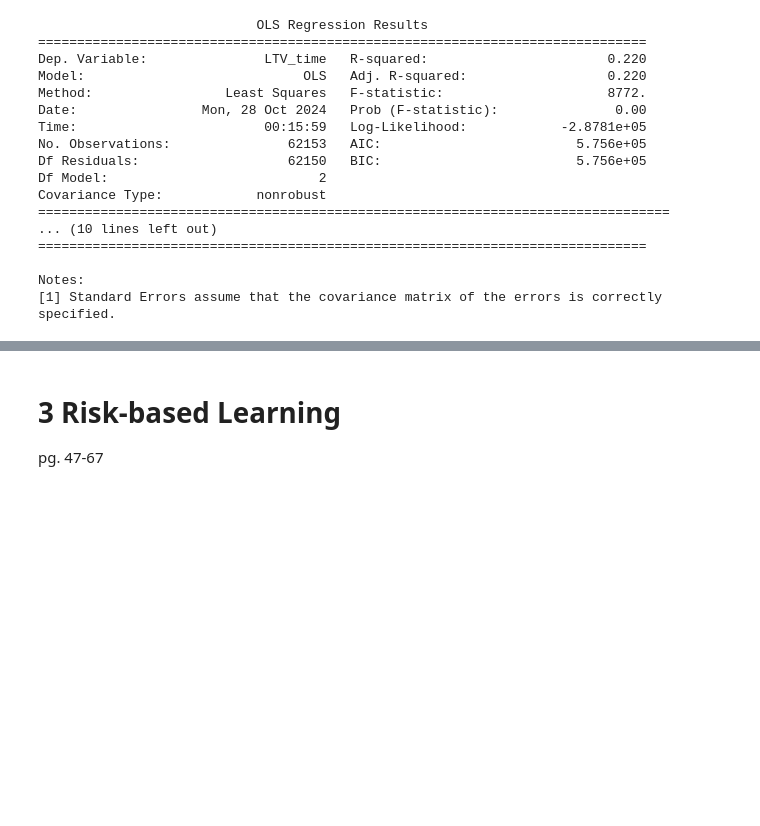
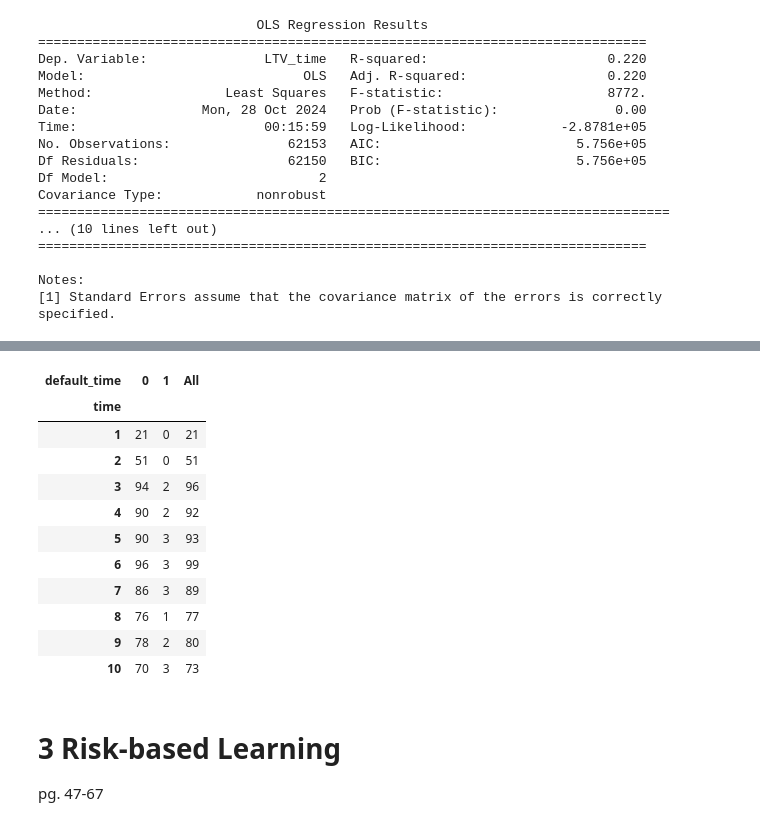
Before and after one commit to lktuan/deep_credit_risk, a Jupyter notebook: notebooks/part1_principle_of_data_learning.ipynb, the cells around one changed output, grey strips where cells are left out. Saved outputs shown, nothing was run; the diff lists cells and outputs as text; code cells hidden in the pictures; blank space fills up the shorter version.

```diff
--- a/notebooks/part1_principle_of_data_learning.ipynb
+++ b/notebooks/part1_principle_of_data_learning.ipynb
@@ -561,3 +681,21 @@ Notes:
+# %%
+# Provide a cross-frequency table by variables default_time and time.
+table2 = pd.crosstab(data.time, data.default_time, margins=True)
+
+table2.head(10)
+# %% [output]
+| default_time | 0 | 1 | All |
+| time |  |  |  |
+| 1 | 21 | 0 | 21 |
+| 2 | 51 | 0 | 51 |
+| 3 | 94 | 2 | 96 |
+| 4 | 90 | 2 | 92 |
+| 5 | 90 | 3 | 93 |
+| 6 | 96 | 3 | 99 |
+| 7 | 86 | 3 | 89 |
+| 8 | 76 | 1 | 77 |
+| 9 | 78 | 2 | 80 |
+| 10 | 70 | 3 | 73 |
 # %% [markdown]
 # 3 Risk-based Learning
 pg. 47-67
```
Also changed, not shown: parts of 14 cells of this notebook, 2 other files.
